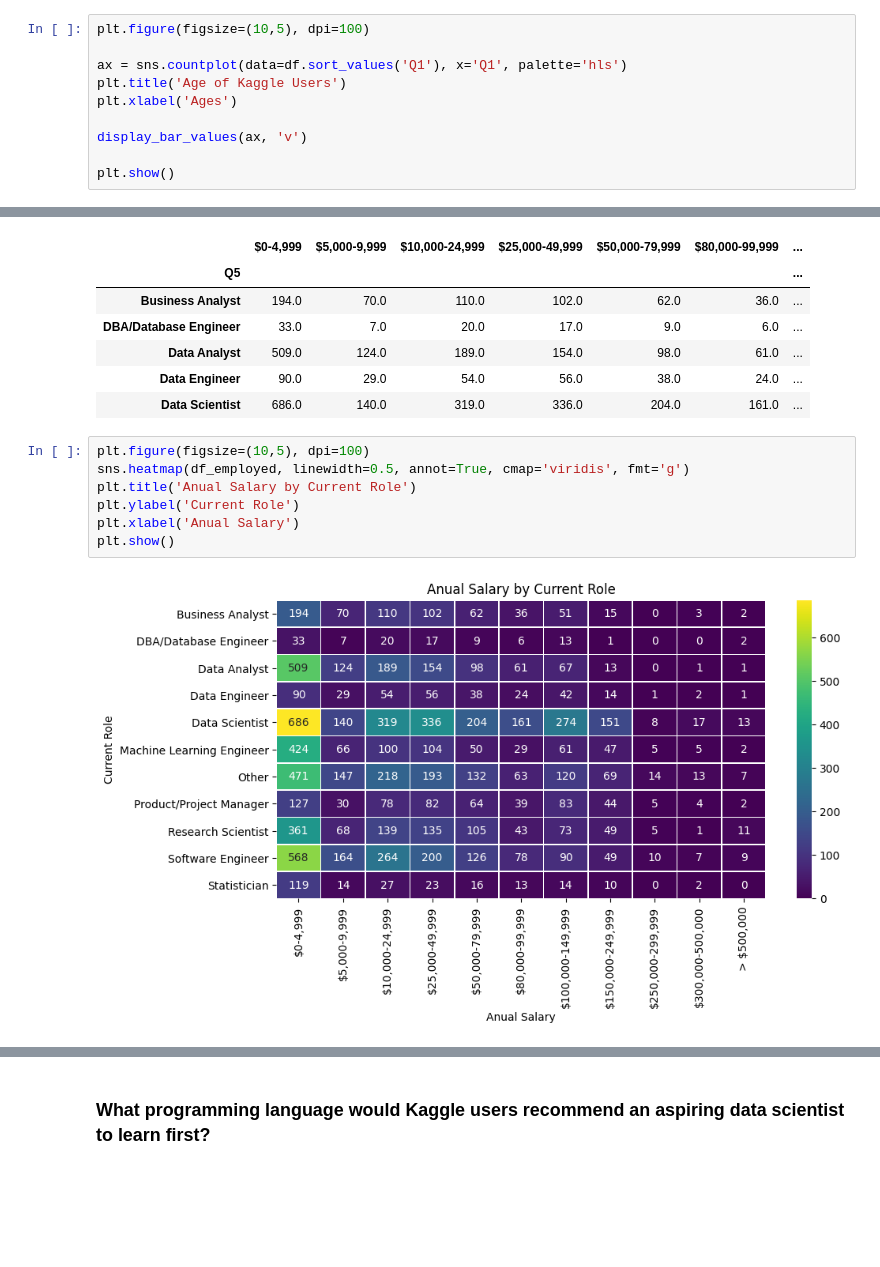
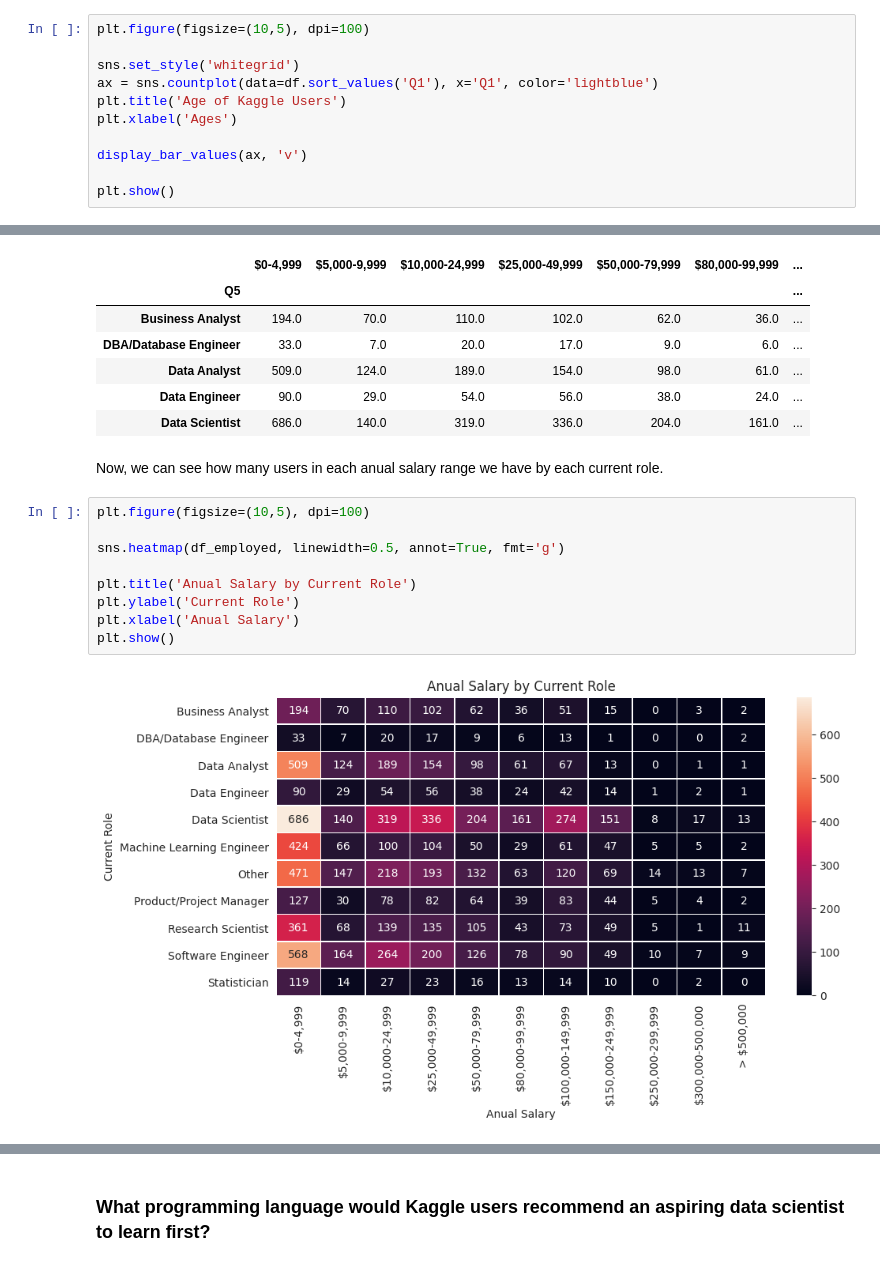
Before and after one commit to Gabrielle-Ribeiro/kaggle-survey-2020, a Jupyter notebook: Kaggle_Machine_Learning_and_Data_Science_Survey_2020.ipynb, the cells around one changed output, grey strips where cells are left out. Cells and saved outputs as stored; diff of their text form; blank space fills up the shorter version.

```diff
--- a/Kaggle_Machine_Learning_and_Data_Science_Survey_2020.ipynb
+++ b/Kaggle_Machine_Learning_and_Data_Science_Survey_2020.ipynb
@@ -62,7 +68,8 @@ print(str(len(df)) + ' users.')
 # %%
 plt.figure(figsize=(10,5), dpi=100)
 
-ax = sns.countplot(data=df.sort_values('Q1'), x='Q1', palette='hls')
+sns.set_style('whitegrid')
+ax = sns.countplot(data=df.sort_values('Q1'), x='Q1', color='lightblue')
 plt.title('Age of Kaggle Users')
 plt.xlabel('Ages')
 
@@ -474,13 +511,17 @@ df_employed.head()
 | Data Analyst | 509.0 | 124.0 | 189.0 | 154.0 | 98.0 | 61.0 | ... |
 | Data Engineer | 90.0 | 29.0 | 54.0 | 56.0 | 38.0 | 24.0 | ... |
 | Data Scientist | 686.0 | 140.0 | 319.0 | 336.0 | 204.0 | 161.0 | ... |
+# %% [markdown]
+Now, we can see how many users in each anual salary range we have by each current role.
 # %%
 plt.figure(figsize=(10,5), dpi=100)
-sns.heatmap(df_employed, linewidth=0.5, annot=True, cmap='viridis', fmt='g')
+
+sns.heatmap(df_employed, linewidth=0.5, annot=True, fmt='g')
+
 plt.title('Anual Salary by Current Role')
 plt.ylabel('Current Role')
 plt.xlabel('Anual Salary')
 plt.show()
 # %% [output]
-[figure, old version]
+[figure, new version]
 # %% [markdown]
```
Also changed, not shown: parts of 56 cells of this notebook.
